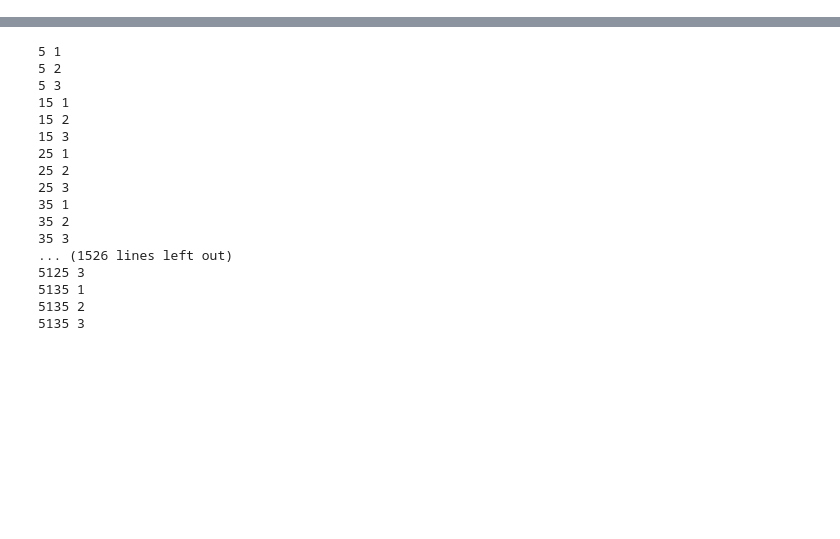
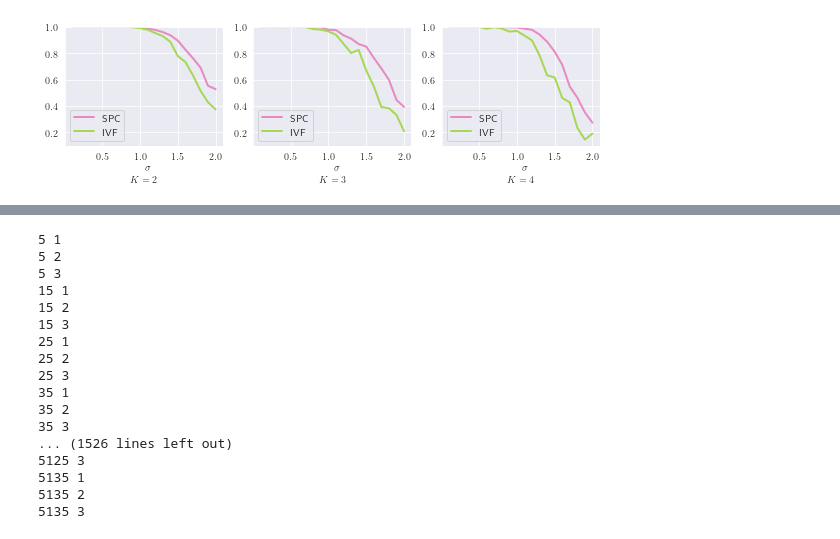
Before and after one commit to danni-shi/MRA_LeadLag, a Jupyter notebook: notebooks/test.ipynb, the cells around one changed output, grey strips where cells are left out. Saved outputs shown, nothing was run; the diff lists cells and outputs as text; code cells hidden in the pictures; blank space fills up the shorter version.

Commit message:
added visualisation tools

```diff
--- a/notebooks/test.ipynb
+++ b/notebooks/test.ipynb
@@ -8,0 +143,20 @@ sys.path.append('../src')
+# %%
+
+fig, axes = plt.subplots(1, 3, figsize=(8, height), squeeze=False)
+for i, k in enumerate([2,3,4]):
+    ax = axes.flatten()
+    for key, result_list in performance[f'K={k}']['ARI'].items():
+        label = 'SPC' if key == 'spc' else 'IVF'
+        ax[i].plot(sigma_range, result_list, label=label,
+                   color=color_map[key], linewidth=2)
+        ax[i].grid()
+        ax[i].legend(loc='lower left')
+        ax[i].set_ylim(top=1,bottom=0.1)
+        ax[i].set_xlabel(r'$\sigma \\$'f'$K={k}$')
+plt.tight_layout()
+
+plt.savefig(results_save_dir + f'/ARI')
+
+        # ax[i].set_xlabel('std of added noise')
+# %% [output]
+[figure, added]
```
Also changed, not shown: parts of 3 cells of this notebook, 16 other files.
